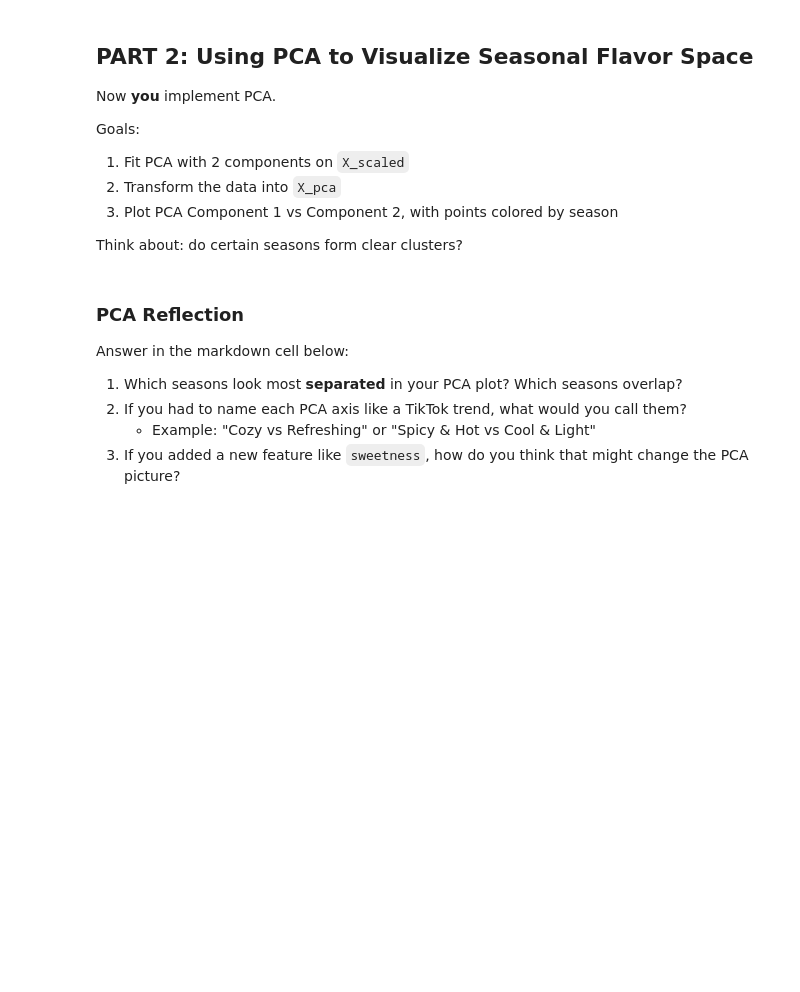
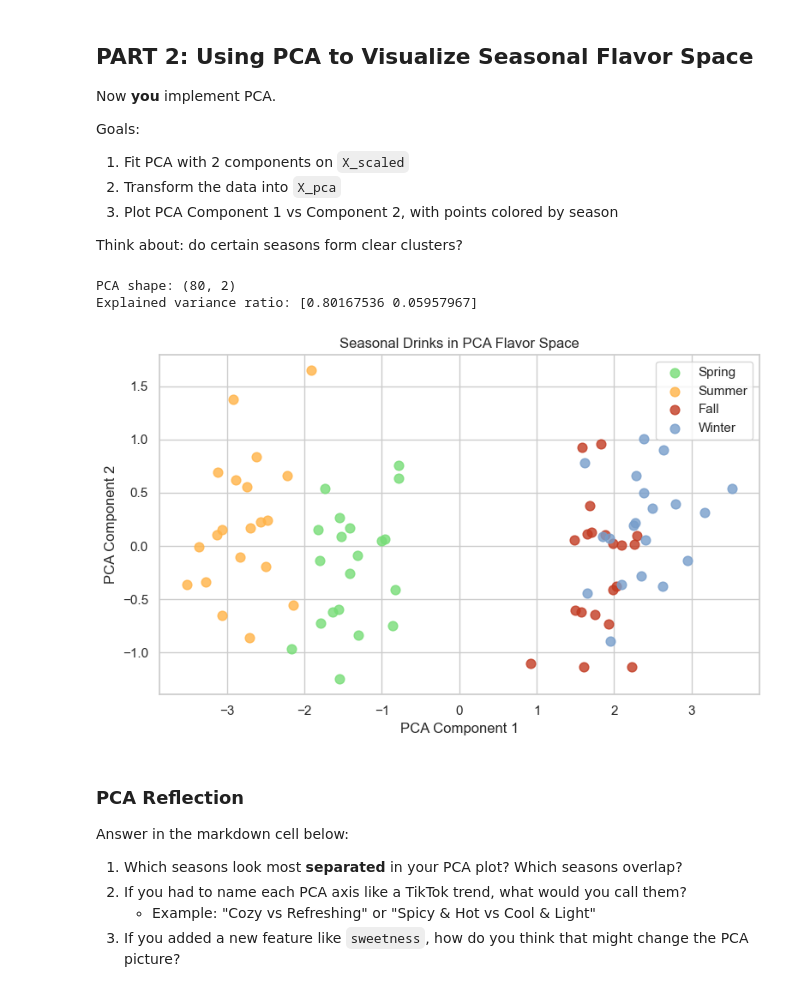
Before and after one commit to seojuu801/bwsi-comp-problem-solving, a Jupyter notebook: mod8_final_project/seasonal_drink_classifier.ipynb, the cells around one changed output. Drawn from its saved outputs; the diff is of its cells as text; code cells hidden in the pictures; blank space fills up the shorter version.

```diff
--- a/mod8_final_project/seasonal_drink_classifier.ipynb
+++ b/mod8_final_project/seasonal_drink_classifier.ipynb
@@ -50,10 +50,10 @@ seasons = ["spring", "summer", "fall", "winter"]
 
 def generate_season_drinks(season, n):
     base = {
-        "spring": dict(spice=3, temperature=6, flavor=6, fruit=7, color=3, foam=4),
-        "summer": dict(spice=1, temperature=2, flavor=5, fruit=8, color=2, foam=2),
-        "fall":   dict(spice=8, temperature=8, flavor=8, fruit=3, color=8, foam=7),
-        "winter": dict(spice=6, temperature=9, flavor=9, fruit=2, color=9, foam=8)
+        "spring": dict(spice=3, temperature=6, flavor=6, fruit=7, color=3, foam=4, sweetness=7),
+        "summer": dict(spice=1, temperature=2, flavor=5, fruit=8, color=2, foam=2, sweetness = 10),
+        "fall":   dict(spice=8, temperature=8, flavor=8, fruit=3, color=8, foam=7, sweetness=5),
+        "winter": dict(spice=6, temperature=9, flavor=9, fruit=2, color=9, foam=8, sweetness=3)
     }
     params = base[season]
 
@@ -139,39 +162,47 @@ Goals:
 
 Think about: do certain seasons form clear clusters?
 # %%
-pca = None
-X_pca = None
+pca = PCA(n_components=2)
+X_pca = pca.fit_transform(X_scaled)
+
 
 print("PCA shape:", None if X_pca is None else X_pca.shape)
 print("Explained variance ratio:", None if pca is None else pca.explained_variance_ratio_)
+
+# narrows it down
+# %% [output]
+PCA shape: (80, 2)
+Explained variance ratio: [0.80167536 0.05957967]
 # %%
 plt.figure(figsize=(8, 5))
 
 seasons_unique = drinks["season"].unique()
 palette = {
     "spring": "#77dd77",
     "summer": "#ffb347",
     "fall":   "#c23b22",
     "winter": "#779ecb"
 }
 
 for s in seasons_unique:
     mask = (y == s)
     plt.scatter(
-        None,
-        None,
+        X_pca[mask, 0],
+        X_pca[mask,1],
         label=s.capitalize(),
         alpha=0.8,
         s=60,
         c=palette[s]
     )
 
 plt.xlabel("PCA Component 1")
 plt.ylabel("PCA Component 2")
 plt.title("Seasonal Drinks in PCA Flavor Space")
 plt.legend()
 plt.tight_layout()
 plt.show()
+# %% [output]
+[figure, added]
 # %% [markdown]
 ### PCA Reflection
 Answer in the markdown cell below:
```
Also changed, not shown: parts of 6 cells of this notebook, 1 other file.
